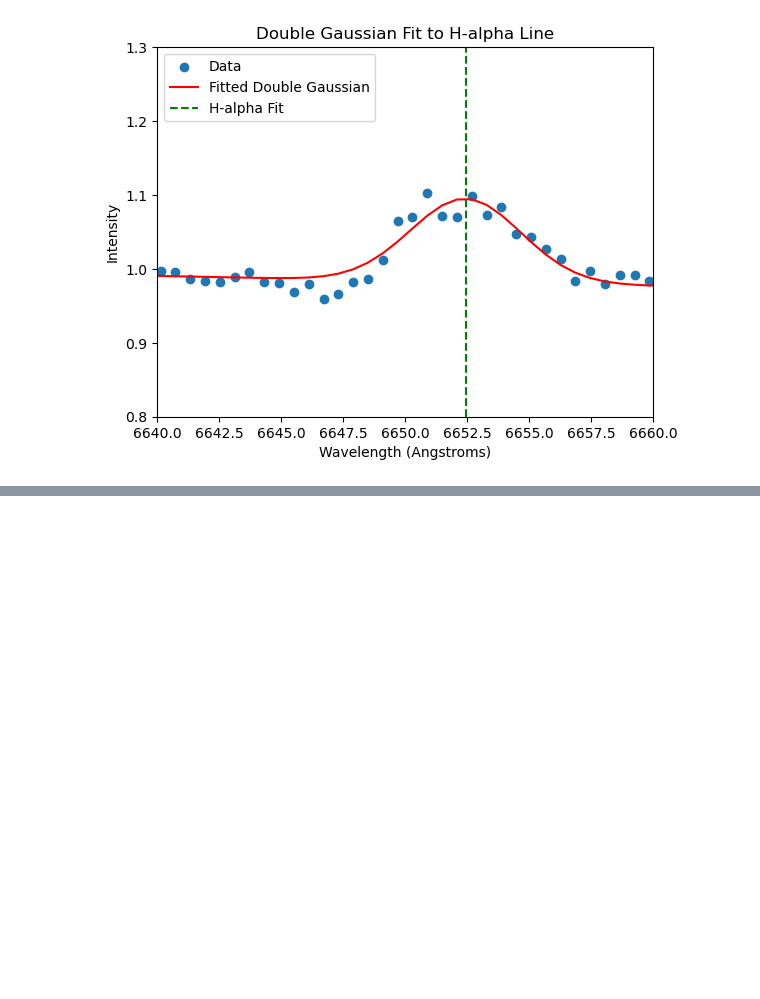
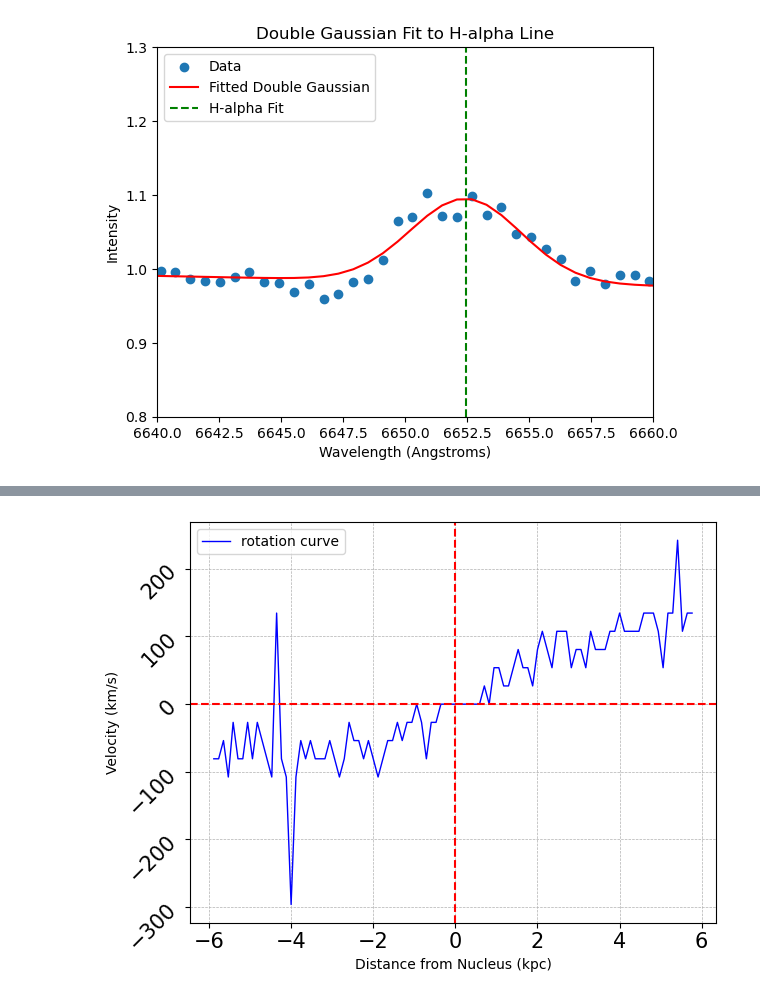
Before and after one commit to lordrick94/ASTR_257_2023_Lordrick, a Jupyter notebook: edge_on_galaxy/ugc_analysis.ipynb, the cells around one changed output, grey strips where cells are left out. Drawn from its saved outputs; the diff is of its cells as text; code cells hidden in the pictures; blank space fills up the shorter version.

```diff
--- a/edge_on_galaxy/ugc_analysis.ipynb
+++ b/edge_on_galaxy/ugc_analysis.ipynb
@@ -322,0 +215,56 @@ plt.show()
+# %%
+from astropy import units as u
+from astropy.cosmology import FlatLambdaCDM
+
+#Cosmo things
+z = 0.0134
+H0 = 70* (u.km / (u.s * u.Mpc))
+cosmo = FlatLambdaCDM(H0=H0, Om0= 0.3)
+
+scale_kpc_arcsec = cosmo.arcsec_per_kpc_proper(z).value
+
+def get_vel(l_obs,l_ref=6652):
+    c = 299792.458
+    l_center = 6652.07668873
+    del_lambda = l_obs-l_center
+    v = c*(del_lambda/l_ref)
+    return v
+
+vel = get_vel(wavelength)
+x = np.arange(0,len(vel))
+
+x_cen = 50
+pixel_scale = 0.43
+darc = (x-x_cen) * pixel_scale
+
+# Arcseconds to kpc
+x_dis = darc/scale_kpc_arcsec
+
+plt.plot(x_dis, vel,color='blue', linewidth=1,label='rotation curve')  # Dashed line, blue color, circle markers
+
+# Horizontal and vertical lines with a slightly thicker line
+plt.axhline(0, color='red', linewidth=1.5,linestyle='--')
+plt.axvline(0, color='red',linestyle='--', linewidth=1.5)
+
+plt.xlabel('Distance from Nucleus (kpc)')
+plt.ylabel('Velocity (km/s)')
+
+# Adding a grid
+plt.grid(True, which='both', linestyle='--', linewidth=0.5)
+
+# Customizing the ticks for better readability
+plt.xticks(fontsize=15)
+plt.yticks(fontsize=15, rotation=45)
+
+plt.legend()
+
+# Set a limit for x and y axes to focus on the relevant data range
+# plt.xlim([min(x_dis), max(x_dis)])
+# plt.ylim([min(vel), max(vel)])
+
+# Use a tight layout to ensure everything fits without overlapping
+plt.tight_layout()
+
+plt.show()
+# %% [output]
+[figure, added]
```
Also changed, not shown: parts of 5 cells of this notebook, 32 other files.
